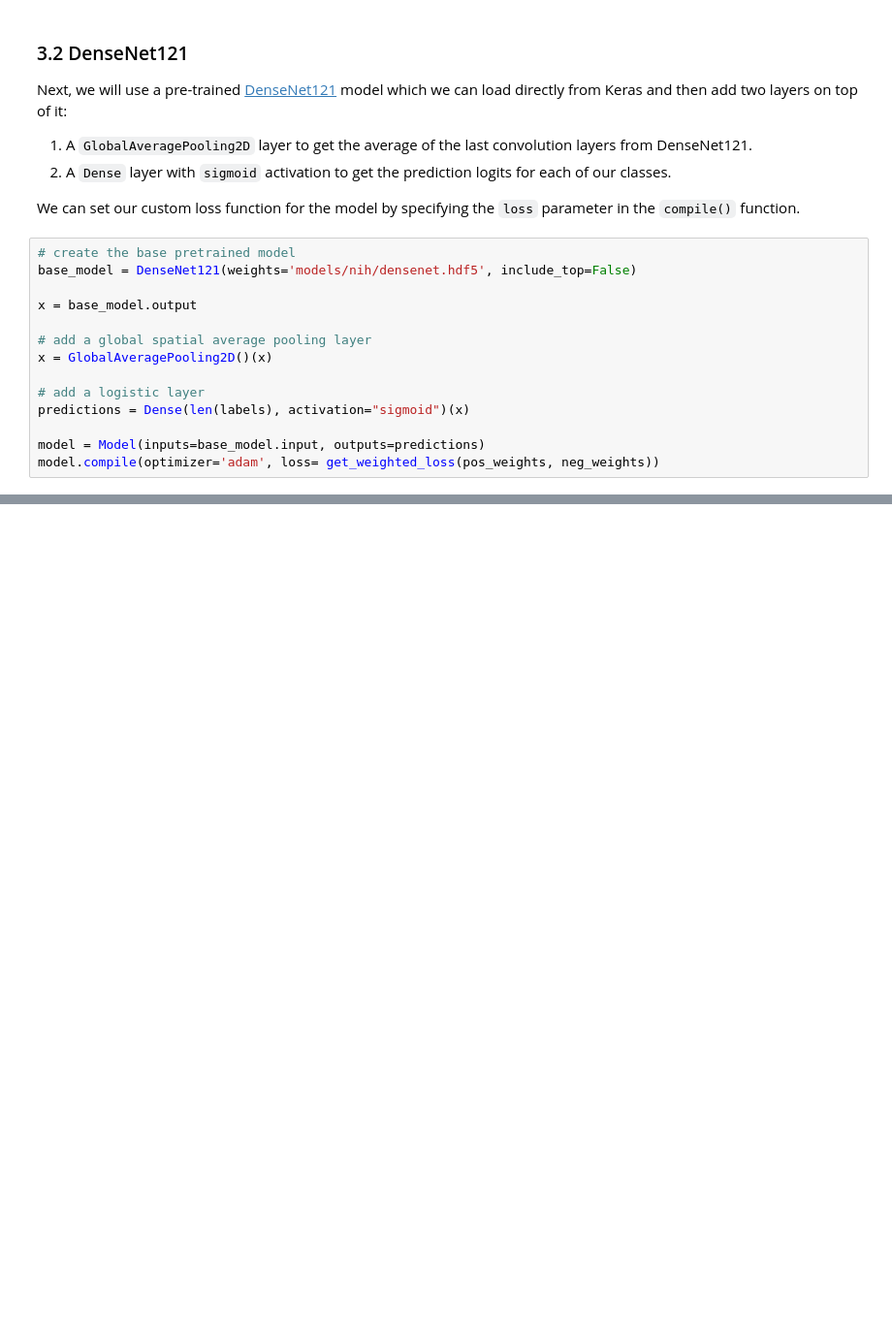
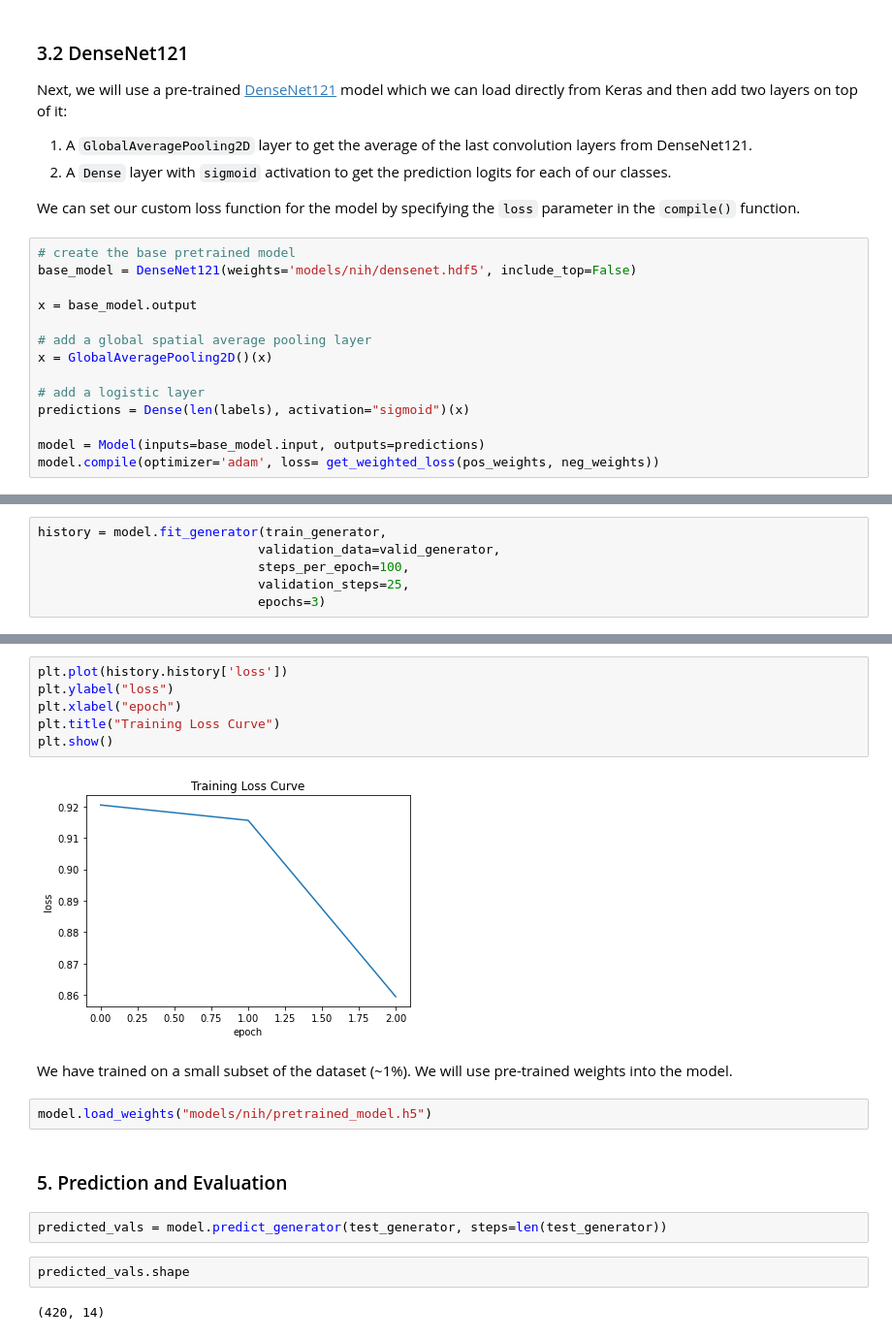
Before and after one commit to abhishekmshr956/Chest_XRay_diagnosis_with_Deep_Learning, a Jupyter notebook: Chest_XRay_Diagnosis_Keras.ipynb, the cells around one changed output, grey strips where cells are left out. Shown: that part at 97% size. Saved outputs shown, nothing was run; the diff lists cells and outputs as text; blank space fills up the shorter version.

Commit message:
model trained

```diff
--- a/Chest_XRay_Diagnosis_Keras.ipynb
+++ b/Chest_XRay_Diagnosis_Keras.ipynb
@@ -398,0 +405,6 @@ model.compile(optimizer='adam', loss= get_weighted_loss(pos_weights, neg_weights
+# %%
+history = model.fit_generator(train_generator,
+                             validation_data=valid_generator,
+                             steps_per_epoch=100,
+                             validation_steps=25,
+                             epochs=3)
@@ -398,0 +418,22 @@ model.compile(optimizer='adam', loss= get_weighted_loss(pos_weights, neg_weights
+# %%
+plt.plot(history.history['loss'])
+plt.ylabel("loss")
+plt.xlabel("epoch")
+plt.title("Training Loss Curve")
+plt.show()
+# %% [output]
+[figure, added]
+# %% [markdown]
+We have trained on a small subset of the dataset (~1%).
+We will use pre-trained weights into the model.
+# %%
+model.load_weights("models/nih/pretrained_model.h5")
+# %% [markdown]
+<a name='5'></a>
+### 5. Prediction and Evaluation
+# %%
+predicted_vals = model.predict_generator(test_generator, steps=len(test_generator))
+# %%
+predicted_vals.shape
+# %% [output]
+(420, 14)
```
Also changed, not shown: parts of 4 cells of this notebook.
